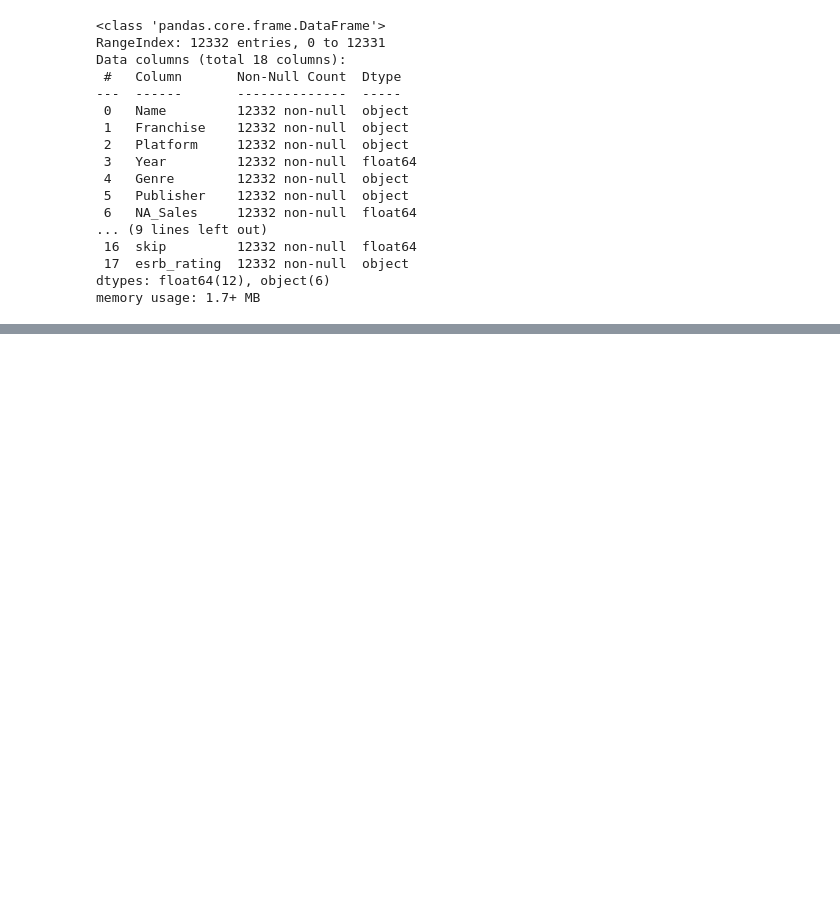
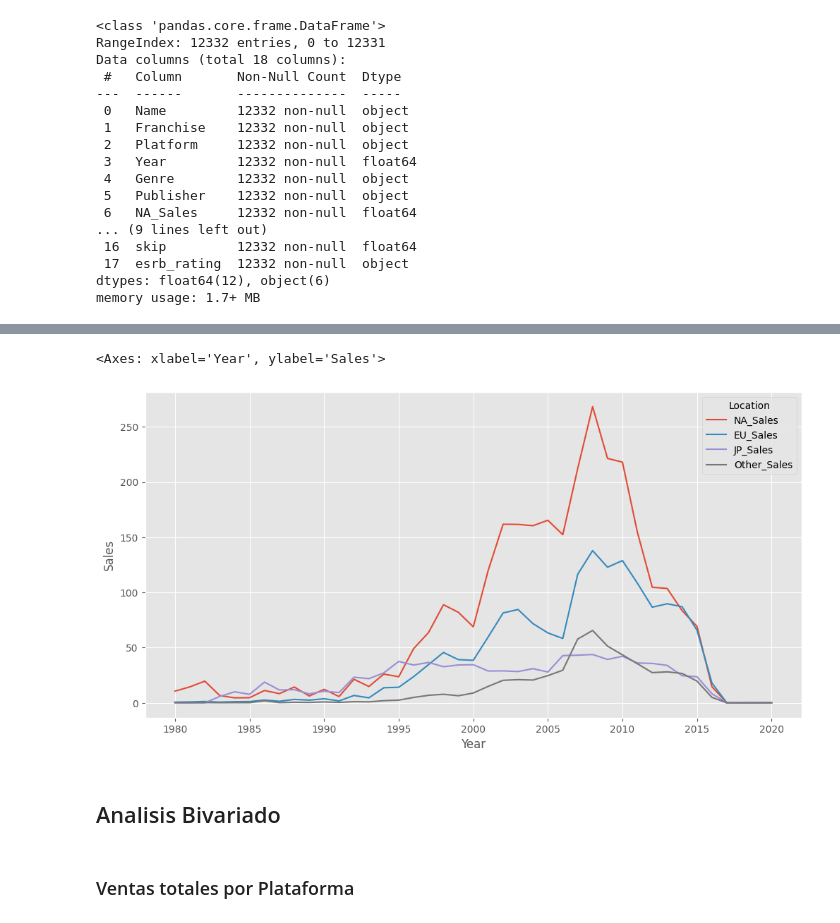
Before and after one commit to EduGatoX/datascience02, a Jupyter notebook: Eduardo_Nunez_Analisis_Datos.ipynb, the cells around one changed output, grey strips where cells are left out. Drawn from its saved outputs; the diff is of its cells as text; code cells hidden in the pictures; blank space fills up the shorter version.

```diff
--- a/Eduardo_Nunez_Analisis_Datos.ipynb
+++ b/Eduardo_Nunez_Analisis_Datos.ipynb
@@ -984,0 +1043,16 @@ memory usage: 1.7+ MB
+# %%
+df_by_year = df.groupby("Year")[["NA_Sales", "EU_Sales", "JP_Sales", "Other_Sales"]].sum()
+df_by_year = df_by_year.reset_index()
+# %%
+df_melted = pd.melt(df_by_year, id_vars=["Year"], value_vars=["NA_Sales", "EU_Sales", "JP_Sales", "Other_Sales"],
+                    var_name="Location", value_name="Sales")
+# %%
+fig, ax = plt.subplots(figsize=(12,6))
+sns.lineplot(df_melted, x="Year", y="Sales", hue="Location", errorbar=None)
+# %% [output]
+<Axes: xlabel='Year', ylabel='Sales'>
+[figure, added]
+# %% [markdown]
+## Analisis Bivariado
+# %% [markdown]
+### Ventas totales por Plataforma
```
Also changed, not shown: parts of 17 cells of this notebook.
